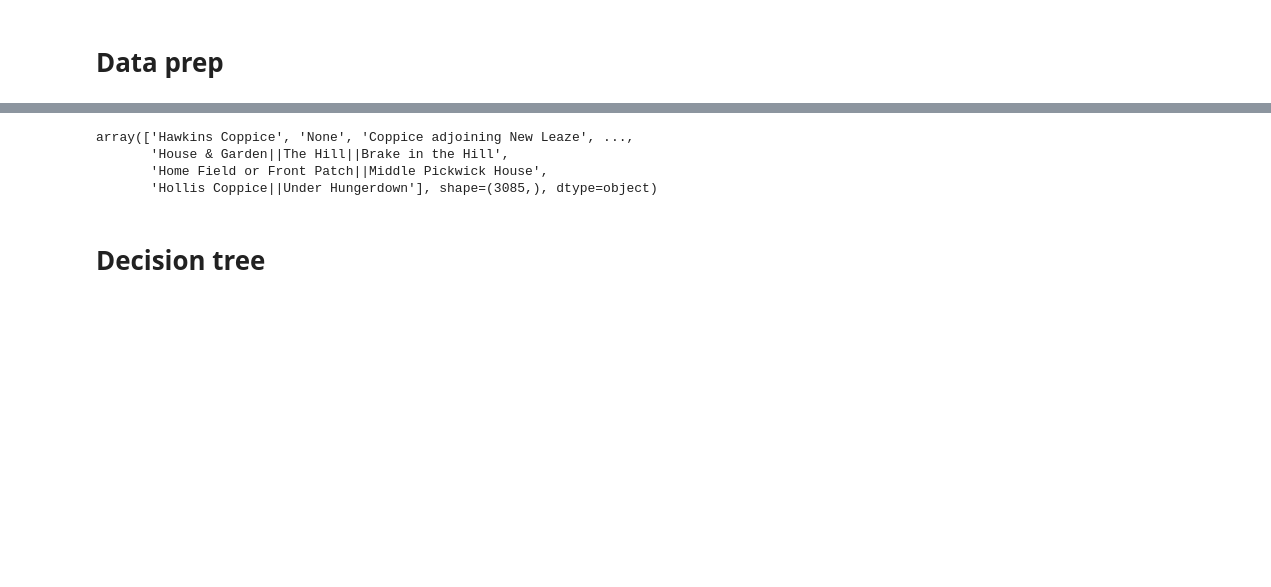
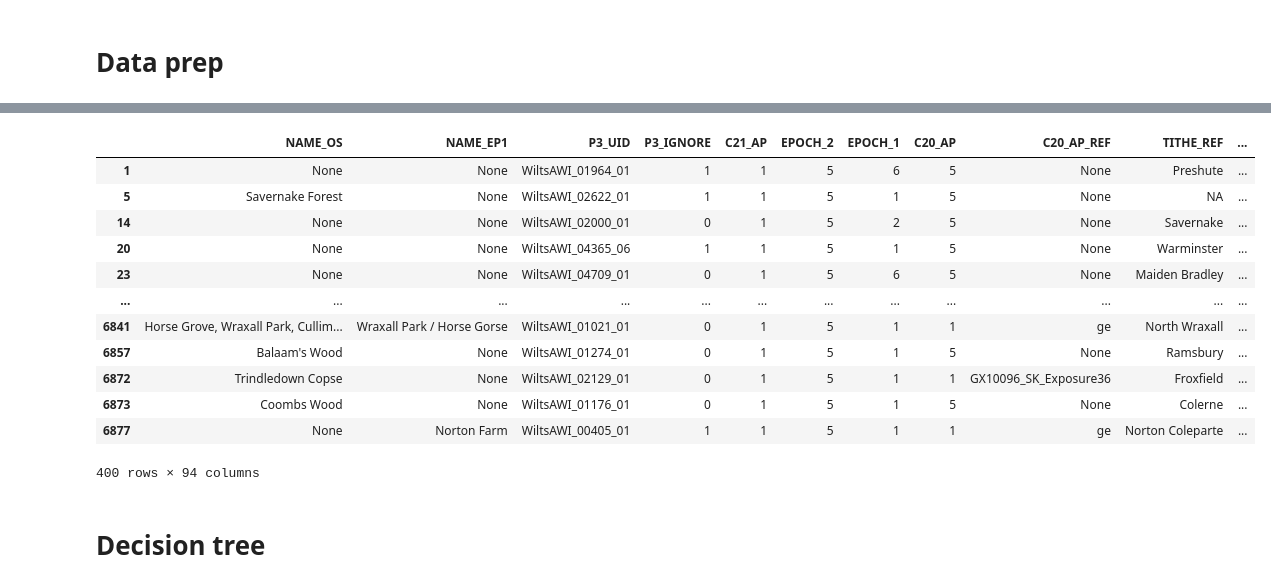
Before and after one commit to lara-spearman/AWI, a Jupyter notebook: AWI analysis 2.ipynb, the cells around one changed output, grey strips where cells are left out. Cells and saved outputs as stored; diff of their text form; code cells hidden in the pictures; blank space fills up the shorter version.

```diff
--- a/AWI analysis 2.ipynb
+++ b/AWI analysis 2.ipynb
@@ -33,6 +33,11 @@ See the caveats in the documentation: https://pandas.pydata.org/pandas-docs/stab
 df = gdf_new_reduced.copy()
 # %%
 # Defining functions
+def check_if_assessed(FIELD):
+    if FIELD == 3 or FIELD ==4 or FIELD ==5:
+        return 0
+    else:
+        return 1
 
 def check_if_present(FIELD):
     if FIELD == 1 or FIELD ==2 or FIELD ==6:
@@ -53,26 +58,37 @@ def check_if_name(FIELD):
         return 1
 # %%
 # Columns to check if if parcel has been marked as woodland
-columns_to_assess = ['TITHE','C19_EM', 'OSD', 'CM_1773', 'C18_EM', 'C17_EM', 'EM','OTHER', 'HE_REF' ]
+columns_to_assess = ['TITHE','C19_EM', 'OSD', 'CM_1773', 'C18_EM', 'C17_EM', 'EM','OTHER' ]
 
 #Loop through each parcel and create new column showing if woodland present in source, and if source is zero (not woodland)
 for i in columns_to_assess:
     df[f"present_{i}"] = df[i].apply(check_if_present)
     df[f"zero_{i}"] = df[i].apply(check_if_zero)
+    df[f"assessed_{i}"] = df[i].apply(check_if_assessed)
+
+df["assessed_HE_REF"] = df['HE_REF'].apply(check_if_name)
+# %%
+# Check which parcels are named
+
+df['NAME_TITHE'] = df['NAME_TITHE'].astype(str)
+
+names_to_assess = ['NAME_TITHE','NAME_EP1', 'NAME_OSD', 'NAME_EM', 'HE_REF']
+# Add column showing which parcels are named in source
+for i in names_to_assess:
+    df[i] = df[i].astype(str)
+    df[f"present_{i}"] = df[i].apply(check_if_name)
+
+# Combine to get total named sources for parcel
+df['name_present'] = df['present_NAME_EM']+df['present_NAME_OSD']+df['present_NAME_EP1'] +df['present_NAME_TITHE']
 # %%
 # Combine columns showing woodland present to see how many sources show woodland present
 df['present_combined'] = df['present_TITHE']+df['present_C19_EM'] +df['present_OSD']+df['present_CM_1773'] +df['present_C18_EM']+df['present_C17_EM'] +df['present_EM']+df['present_OTHER'] +df['present_HE_REF']
-df['present_primary'] = df['present_TITHE'] + df['present_OSD'] + df['present_C17_EM']+df['present_HE_REF']
-df['present_secondary'] =df['present_C19_EM']+df['present_CM_1773'] +df['present_C18_EM'] +df['present_EM']+df['present_OTHER']
+df['present_primary'] = df['present_TITHE'] + df['present_OSD'] +df['present_HE_REF']+df['present_CM_1773']
+df['present_secondary'] =df['present_C19_EM'] +df['present_C18_EM'] +df['present_EM']+df['present_OTHER'] + df['present_C17_EM']
 
 # Combine columns showing if zero present to show how many sources show no woodland present
-df['zero_combined'] = df['zero_TITHE']+df['zero_C19_EM'] +df['zero_OSD']+df['zero_CM_1773'] +df['zero_C18_EM']+df['zero_C17_EM'] +df['zero_EM']+df['zero_OTHER'] +df['zero_HE_REF']
-df['zero_primary'] = df['zero_TITHE']+df['zero_OSD']
-df['zero_secondary'] =  df['zero_C19_EM'] +df['zero_CM_1773'] +df['zero_C18_EM']+df['zero_C17_EM'] +df['zero_EM']+df['zero_OTHER'] +df['zero_HE_REF']
+df['zero_combined'] = df['zero_TITHE']+df['zero_C19_EM'] +df['zero_OSD']+df['zero_CM_1773'] +df['zero_C18_EM']+df['zero_C17_EM'] +df['zero_EM']+df['zero_OTHER']
+df['zero_primary'] = df['zero_TITHE']+df['zero_OSD']+df['zero_CM_1773']
+df['zero_secondary'] =  df['zero_C19_EM'] +df['zero_C18_EM']+df['zero_C17_EM'] +df['zero_EM']+df['zero_OTHER']
+
+df['assessed_primary'] = df['assessed_TITHE'] + df['assessed_OSD'] +df['assessed_HE_REF']+df['assessed_CM_1773']
-# %%
-df.NAME_TITHE.unique()
-# %% [output]
-array(['Hawkins Coppice', 'None', 'Coppice adjoining New Leaze', ...,
-       'House & Garden||The Hill||Brake in the Hill',
-       'Home Field or Front Patch||Middle Pickwick House',
-       'Hollis Coppice||Under Hungerdown'], shape=(3085,), dtype=object)
@@ -92,3 +95,19 @@ df['name_present'] = df['present_NAME_EM']+df['present_NAME_OSD']+df['present_NA
+# %%
+df[df.assessed_primary==4]
+# %% [output]
+|  | NAME_OS | NAME_EP1 | P3_UID | P3_IGNORE | C21_AP | EPOCH_2 | EPOCH_1 | C20_AP | C20_AP_REF | TITHE_REF | ... |
+| 1 | None | None | WiltsAWI_01964_01 | 1 | 1 | 5 | 6 | 5 | None | Preshute | ... |
+| 5 | Savernake Forest | None | WiltsAWI_02622_01 | 1 | 1 | 5 | 1 | 5 | None | NA | ... |
+| 14 | None | None | WiltsAWI_02000_01 | 0 | 1 | 5 | 2 | 5 | None | Savernake | ... |
+| 20 | None | None | WiltsAWI_04365_06 | 1 | 1 | 5 | 1 | 5 | None | Warminster | ... |
+| 23 | None | None | WiltsAWI_04709_01 | 0 | 1 | 5 | 6 | 5 | None | Maiden Bradley | ... |
+| ... | ... | ... | ... | ... | ... | ... | ... | ... | ... | ... | ... |
+| 6841 | Horse Grove, Wraxall Park, Cullim... | Wraxall Park / Horse Gorse | WiltsAWI_01021_01 | 0 | 1 | 5 | 1 | 1 | ge | North Wraxall | ... |
+| 6857 | Balaam's Wood | None | WiltsAWI_01274_01 | 0 | 1 | 5 | 1 | 5 | None | Ramsbury | ... |
+| 6872 | Trindledown Copse | None | WiltsAWI_02129_01 | 0 | 1 | 5 | 1 | 1 | GX10096_SK_Exposure36 | Froxfield | ... |
+| 6873 | Coombs Wood | None | WiltsAWI_01176_01 | 0 | 1 | 5 | 1 | 5 | None | Colerne | ... |
+| 6877 | None | Norton Farm | WiltsAWI_00405_01 | 1 | 1 | 5 | 1 | 1 | ge | Norton Coleparte | ... |
+400 rows × 94 columns
 # %% [markdown]
 # Decision tree
 # %%
```
Also changed, not shown: parts of 14 cells of this notebook.
